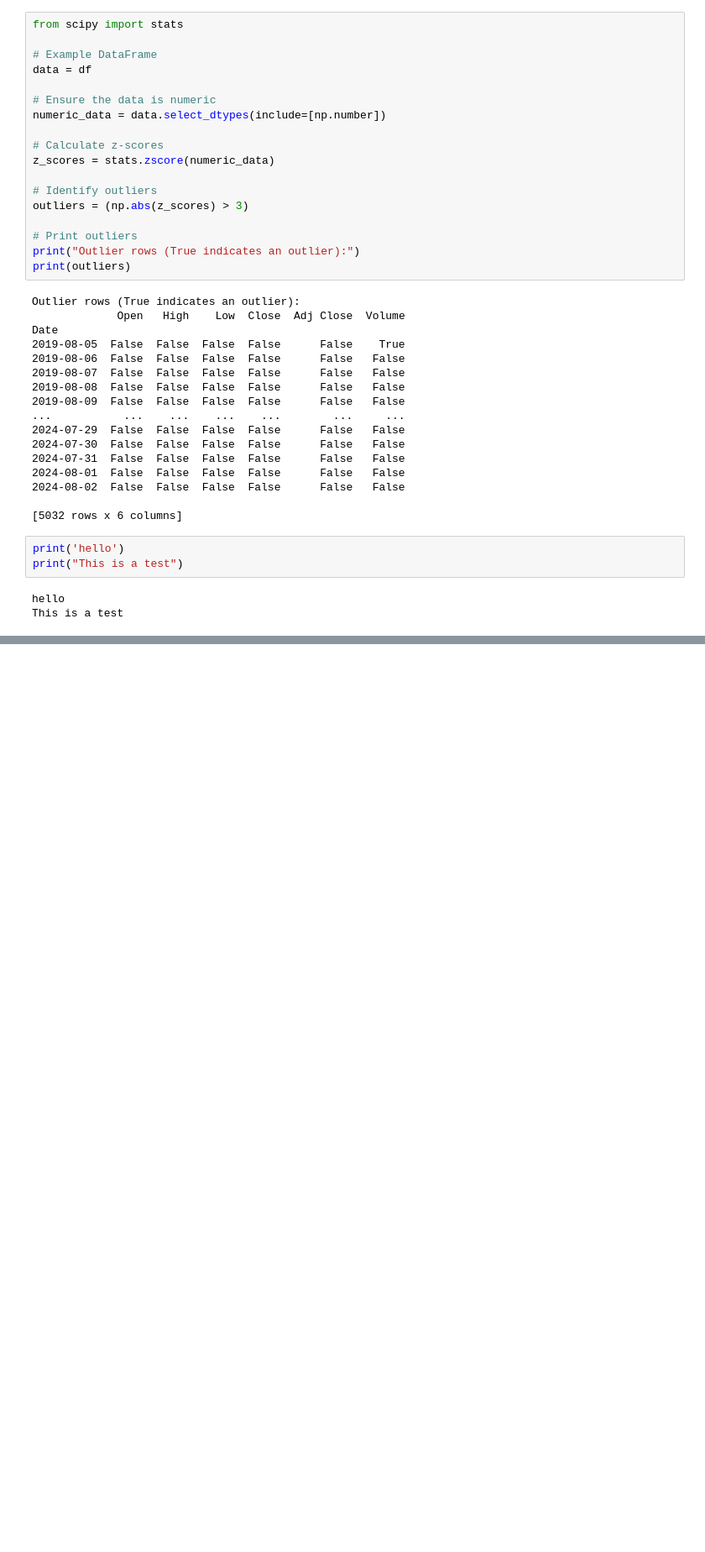
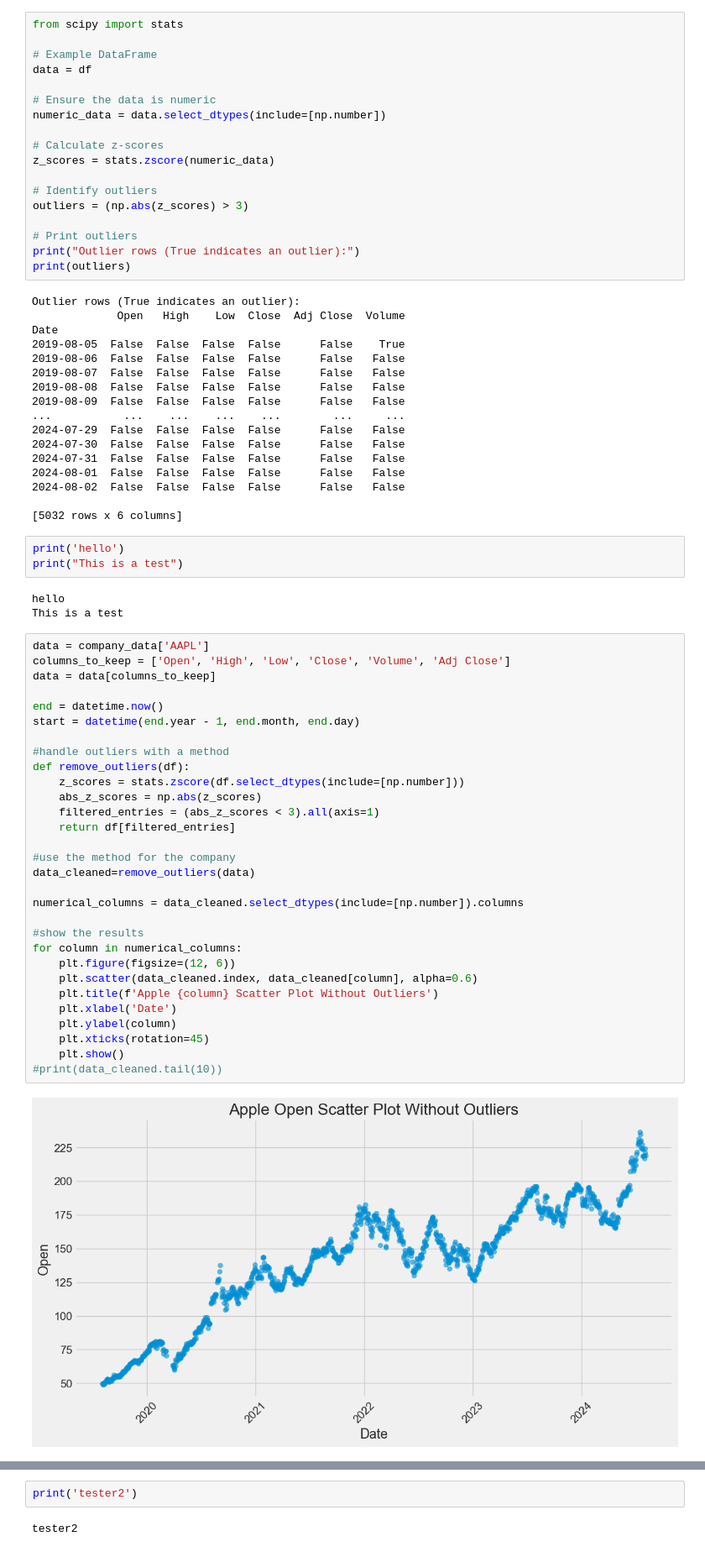
Before and after one commit to sonmarttt/StockAI, a Jupyter notebook: Stock.ipynb, the cells around one changed output, grey strips where cells are left out. Shown at 84% size. Saved outputs shown, nothing was run; the diff lists cells and outputs as text; blank space fills up the shorter version.

Commit message:
Updating with graphs

```diff
--- a/Stock.ipynb
+++ b/Stock.ipynb
@@ -278,3 +278,35 @@ print("This is a test")
 # %% [output]
 hello
 This is a test
+# %%
+data = company_data['AAPL']
+columns_to_keep = ['Open', 'High', 'Low', 'Close', 'Volume', 'Adj Close']
+data = data[columns_to_keep]
+
+end = datetime.now()
+start = datetime(end.year - 1, end.month, end.day)
+
+#handle outliers with a method
+def remove_outliers(df):
+    z_scores = stats.zscore(df.select_dtypes(include=[np.number]))
+    abs_z_scores = np.abs(z_scores)
+    filtered_entries = (abs_z_scores < 3).all(axis=1)
+    return df[filtered_entries]
+
+#use the method for the company
+data_cleaned=remove_outliers(data)
+
+numerical_columns = data_cleaned.select_dtypes(include=[np.number]).columns
+
+#show the results
+for column in numerical_columns:
+    plt.figure(figsize=(12, 6))
+    plt.scatter(data_cleaned.index, data_cleaned[column], alpha=0.6)
+    plt.title(f'Apple {column} Scatter Plot Without Outliers')
+    plt.xlabel('Date')
+    plt.ylabel(column)
+    plt.xticks(rotation=45)
+    plt.show()
+#print(data_cleaned.tail(10))
+# %% [output]
+[figure, added]
@@ -280,0 +318,4 @@ This is a test
+# %%
+print('tester2')
+# %% [output]
+tester2
```
Also changed, not shown: parts of 1 cell of this notebook.
